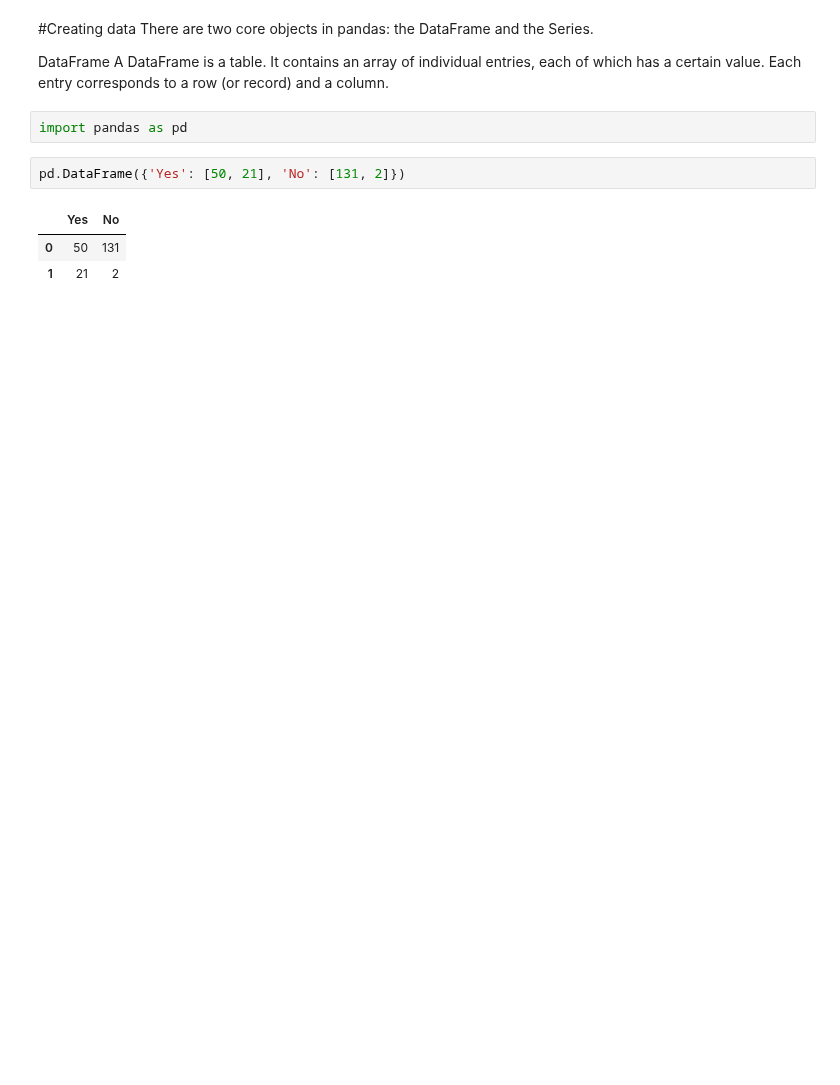
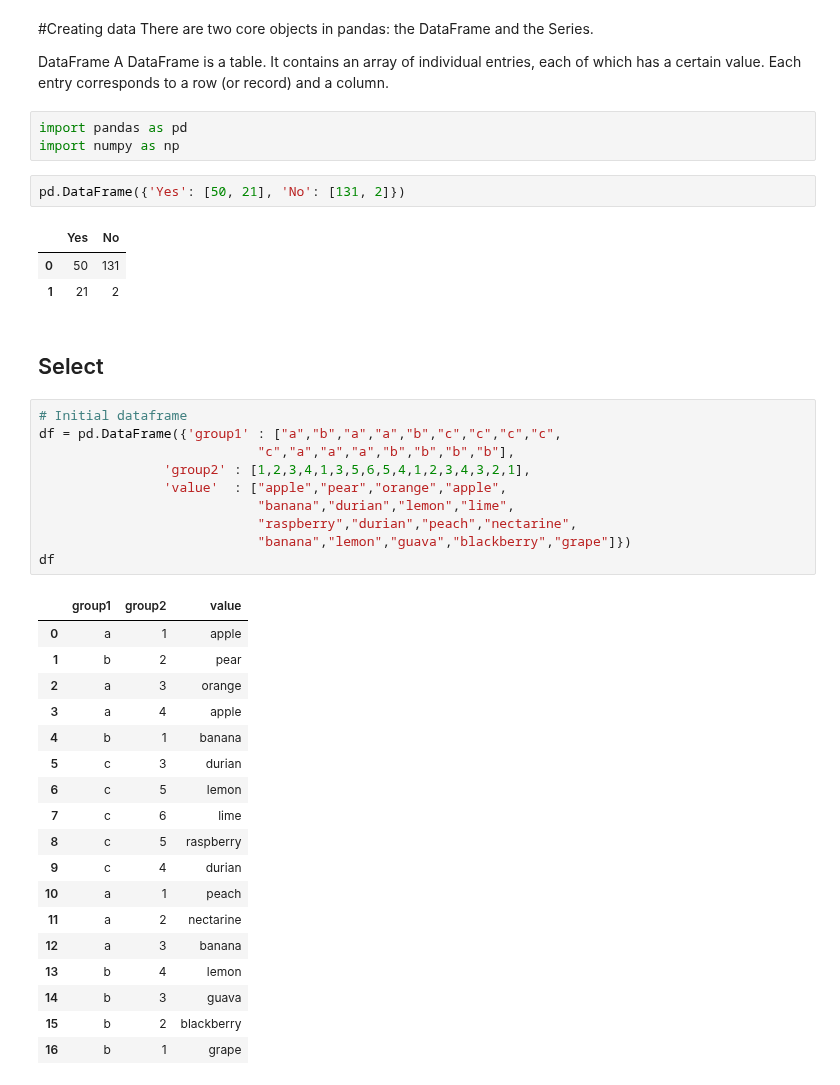
Before and after one commit to mtn75/Python-Toturial, a Jupyter notebook: python_workshop_pandas.ipynb, the cells around one changed output. Saved outputs shown, nothing was run; the diff lists cells and outputs as text; blank space fills up the shorter version.

```diff
--- a/python_workshop_pandas.ipynb
+++ b/python_workshop_pandas.ipynb
@@ -8,9 +8,41 @@ DataFrame
 A DataFrame is a table. It contains an array of individual entries, each of which has a certain value. Each entry corresponds to a row (or record) and a column.
 # %%
 import pandas as pd
+import numpy as np
 # %%
 pd.DataFrame({'Yes': [50, 21], 'No': [131, 2]})
 # %% [output]
 |  | Yes | No |
 | 0 | 50 | 131 |
 | 1 | 21 | 2 |
+# %% [markdown]
+## Select
+# %%
+# Initial dataframe
+df = pd.DataFrame({'group1' : ["a","b","a","a","b","c","c","c","c",
+                            "c","a","a","a","b","b","b","b"],
+                'group2' : [1,2,3,4,1,3,5,6,5,4,1,2,3,4,3,2,1],
+                'value'  : ["apple","pear","orange","apple",
+                            "banana","durian","lemon","lime",
+                            "raspberry","durian","peach","nectarine",
+                            "banana","lemon","guava","blackberry","grape"]})
+df
+# %% [output]
+|  | group1 | group2 | value |
+| 0 | a | 1 | apple |
+| 1 | b | 2 | pear |
+| 2 | a | 3 | orange |
+| 3 | a | 4 | apple |
+| 4 | b | 1 | banana |
+| 5 | c | 3 | durian |
+| 6 | c | 5 | lemon |
+| 7 | c | 6 | lime |
+| 8 | c | 5 | raspberry |
+| 9 | c | 4 | durian |
+| 10 | a | 1 | peach |
+| 11 | a | 2 | nectarine |
+| 12 | a | 3 | banana |
+| 13 | b | 4 | lemon |
+| 14 | b | 3 | guava |
+| 15 | b | 2 | blackberry |
+| 16 | b | 1 | grape |
```
Also changed, not shown: parts of 45 cells of this notebook.
